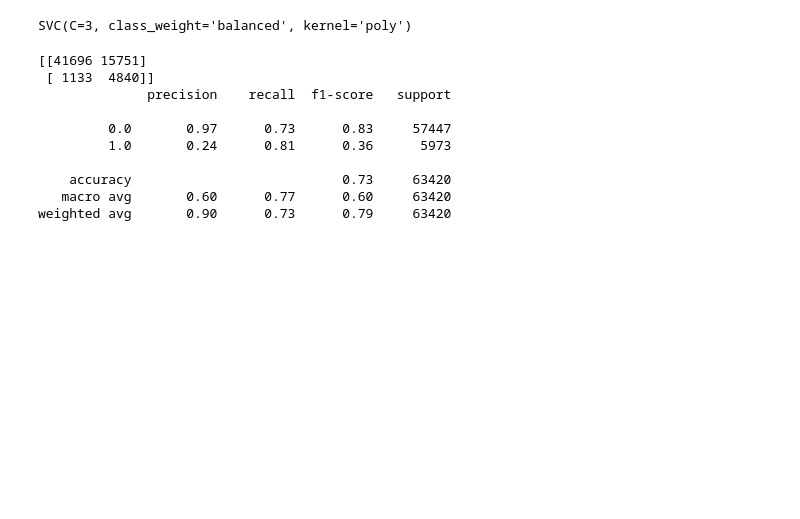
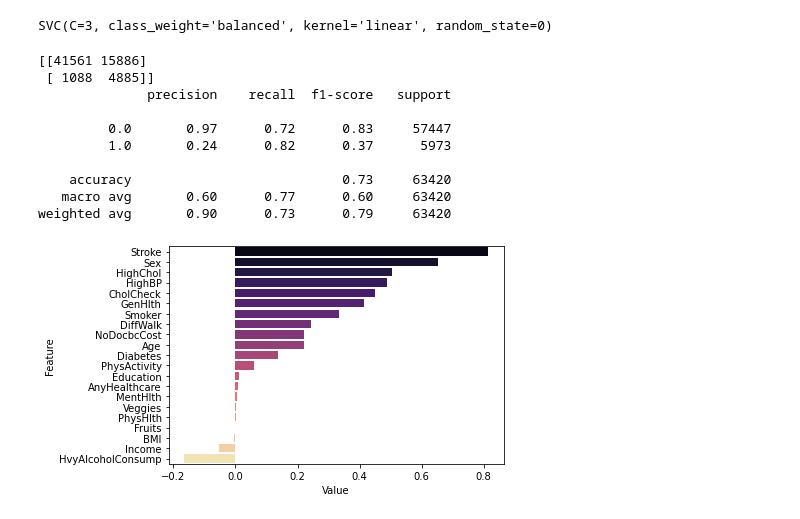
Before and after one commit to Rebek2/heart_machine_learning, a Jupyter notebook: SamplingTest/SVM_BalancedClasses.ipynb, the cells around one changed output. Saved outputs shown, nothing was run; the diff lists cells and outputs as text; code cells hidden in the pictures; blank space fills up the shorter version.

```diff
--- a/SamplingTest/SVM_BalancedClasses.ipynb
+++ b/SamplingTest/SVM_BalancedClasses.ipynb
@@ -19,23 +20,39 @@ xtrain,x_test,ytrain,y_test = train_test_split(x,y, stratify = y,shuffle = True,
 sampler = RandomUnderSampler(random_state=11)#sprawdzic jak dokladnie dziala
 x_train, y_train = sampler.fit_resample(xtrain, ytrain)#smote,adasyn,2:1
 # %%
-svclassifier = SVC(kernel = 'poly',C=3,class_weight = 'balanced')
+svclassifier = SVC(kernel = 'linear',C=3,class_weight = 'balanced',random_state = 0)
 svclassifier.fit(x_train,y_train)
 # %% [output]
-SVC(C=3, class_weight='balanced', kernel='poly')
+SVC(C=3, class_weight='balanced', kernel='linear', random_state=0)
 # %%
 y_pred = svclassifier.predict(x_test)
 from sklearn.metrics import classification_report, confusion_matrix
 print(confusion_matrix(y_test, y_pred))
 print(classification_report(y_test, y_pred))
 # %% [output]
-[[41696 15751]
- [ 1133  4840]]
+[[41561 15886]
+ [ 1088  4885]]
               precision    recall  f1-score   support
 
-         0.0       0.97      0.73      0.83     57447
-         1.0       0.24      0.81      0.36      5973
+         0.0       0.97      0.72      0.83     57447
+         1.0       0.24      0.82      0.37      5973
 
     accuracy                           0.73     63420
    macro avg       0.60      0.77      0.60     63420
 weighted avg       0.90      0.73      0.79     63420
+# %%
+import seaborn as sns
+import matplotlib.pyplot as plt
+danex = ['HighBP', 'HighChol', 'CholCheck', 'BMI',
+       'Smoker', 'Stroke', 'Diabetes', 'PhysActivity', 'Fruits', 'Veggies',
+       'HvyAlcoholConsump', 'AnyHealthcare', 'NoDocbcCost', 'GenHlth',
+       'MentHlth', 'PhysHlth', 'DiffWalk', 'Sex', 'Age', 'Education',
+       'Income']
+daney =svclassifier.coef_[0]
+datafr = pd.DataFrame({"Feature":danex,
+                      "Value":daney})
+sns.barplot(x = 'Value',y='Feature', data = datafr,palette = 'magma',order=datafr.sort_values('Value',ascending = False).Feature)
+
+plt.savefig('../Plots/SVCFeature2.png')
+# %% [output]
+[figure, added]
```
Also changed, not shown: parts of 6 cells of this notebook, 7 other files.
